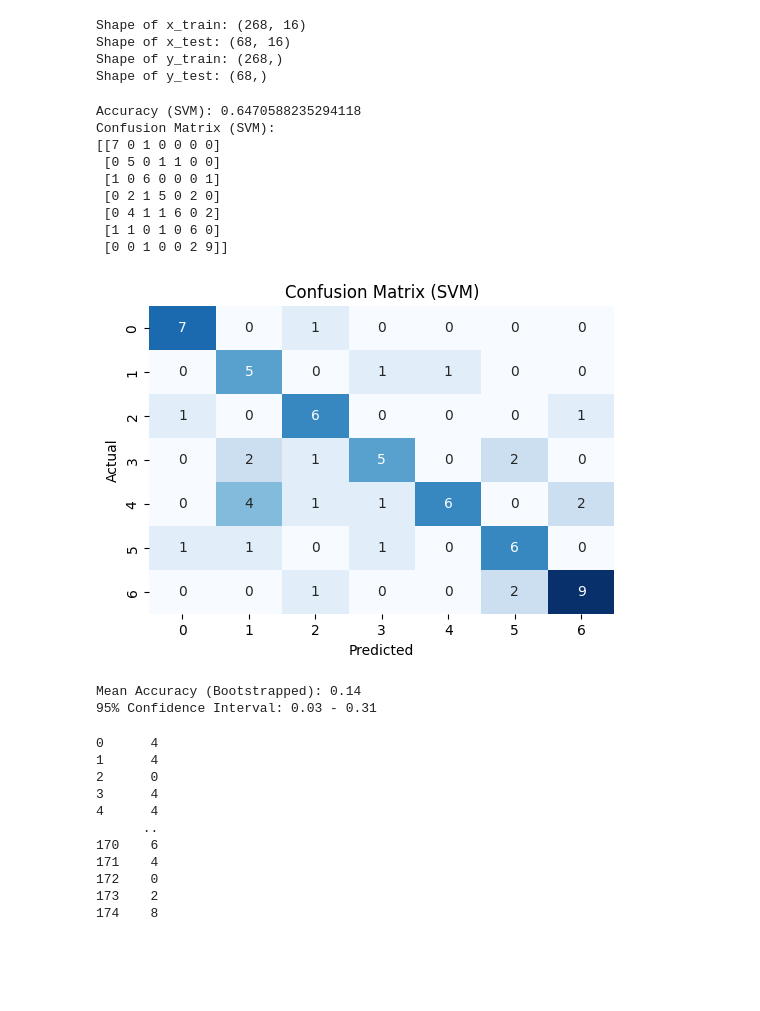
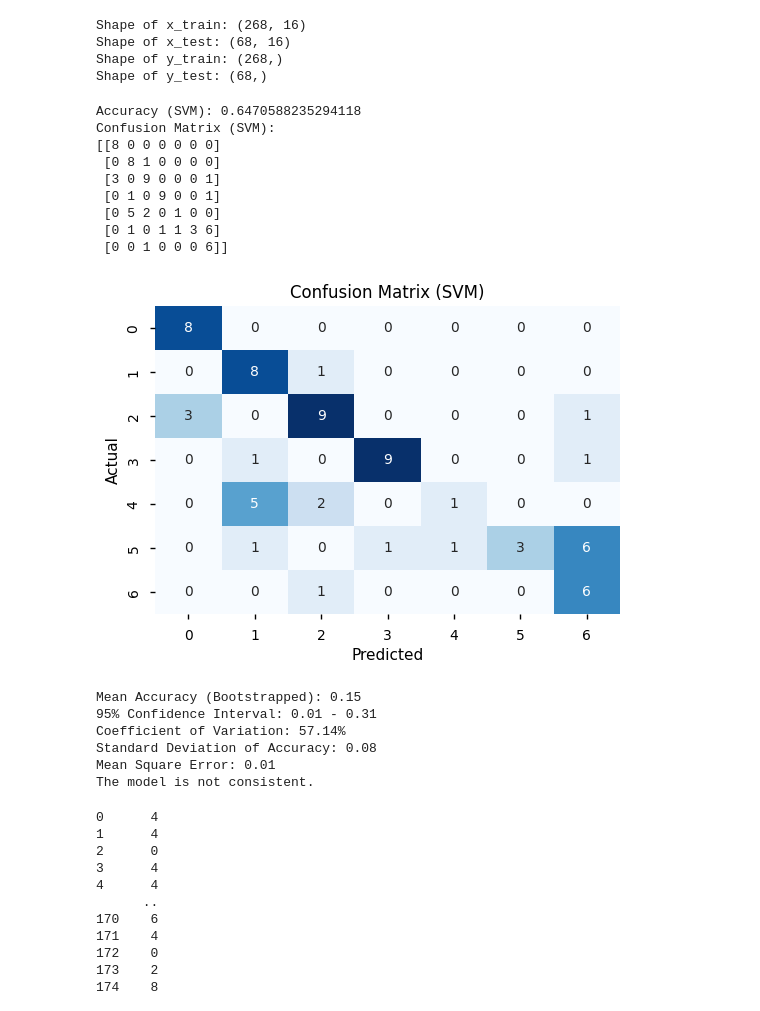
Before and after one commit to LAGISHETTYNANDITHA/2203A52097, a Jupyter notebook: statml_project.ipynb, the cells around one changed output. Cells and saved outputs as stored; diff of their text form; code cells hidden in the pictures; blank space fills up the shorter version.

```diff
--- a/statml_project.ipynb
+++ b/statml_project.ipynb
@@ -174,0 +176,14 @@ Name: class_type, Length: 175, dtype: int64
+# %%
+
+discrete_features = ['hair', 'feathers', 'eggs', 'milk', 'airborne',
+       'aquatic', 'predator', 'toothed', 'backbone', 'breathes', 'venomous',
+       'fins', 'legs', 'tail', 'domestic', 'catsize']
+plt.style.use(plt.style.available[19])
+num_discrete_features = len(discrete_features)
+rows = (num_discrete_features + 1) // 2
+cols = 2
+plt.figure(figsize=(18, 6 * rows))
+for i, feature in enumerate(discrete_features):
+    plt.subplot(rows, cols, i + 1)
+    sns.countplot(x=data[feature], hue=data['class_type'])
+plt.show()
@@ -337,7 +354,7 @@ def svm_classification(data):
 
 
     # Split the data into training and test sets
-    x_train, x_test, y_train, y_test = train_test_split(normalized_features, target, test_size=0.2, random_state=40)
+    x_train, x_test, y_train, y_test = train_test_split(normalized_features, target, test_size=0.2, random_state=10)
 
     # Create and train the SVM model
     svm_model = SVC(kernel='linear', random_state=40)  # Using a linear kernel for simplicity
@@ -354,47 +371,62 @@ def svm_classification(data):
     cm_svm = confusion_matrix(y_test, y_pred_svm)
 
     # Print confusion matrix
     print("Confusion Matrix (SVM):")
     print(cm_svm)
 
     # Plot heatmap for confusion matrix
     plt.figure(figsize=(6, 4))
     sns.heatmap(cm_svm, annot=True, fmt='d', cmap='Blues', cbar=False)
     plt.xlabel('Predicted')
     plt.ylabel('Actual')
     plt.title('Confusion Matrix (SVM)')
     plt.show()
 
 # Assuming df is the DataFrame containing the dataset
 svm_classification(data)
-
-num_bootstrap_samples = 50
+from sklearn import svm
+svm_classifier=svm.SVC(kernel='linear', random_state=40)
+num_bootstrap_samples = 150
 accuracies = []
 for _ in range(num_bootstrap_samples):
     sample_indices = np.random.choice(len(x_train), len(x_train), replace=True)
     x_bootstrap = x_train
     y_bootstrap = y_train.values[sample_indices]
-    svm_classifier.fit(x_bootstrap, y_bootstrap)
-    y_pred_bootstrap = svm_classifier.predict(x_test)
+    svm_classifier.fit(x_bootstrap,y_bootstrap)
+    y_pred_bootstrap=svm_classifier.predict(x_test)
     accuracy_bootstrap = accuracy_score(y_test, y_pred_bootstrap)
     accuracies.append(accuracy_bootstrap)
 mean_accuracy = np.mean(accuracies)
 confidence_interval = np.percentile(accuracies, [2.5, 97.5])
 print(f"Mean Accuracy (Bootstrapped): {mean_accuracy:.2f}")
 print(f"95% Confidence Interval: {confidence_interval[0]:.2f} - {confidence_interval[1]:.2f}")
+coefficient_of_variation = (np.std(accuracies) / mean_accuracy) * 100
+print(f"Coefficient of Variation: {coefficient_of_variation:.2f}%")
+std_accuracy = np.std(accuracies)
+print(f"Standard Deviation of Accuracy: {std_accuracy:.2f}")
+mse = np.mean((accuracies - mean_accuracy) ** 2)
+print(f"Mean Square Error: {mse:.2f}")
+if std_accuracy < 0.02 and coefficient_of_variation < 5:
+    print("The model is consistent.")
+else:
+    print("The model is not consistent.")
 # %% [output]
 Accuracy (SVM): 0.6470588235294118
 Confusion Matrix (SVM):
-[[7 0 1 0 0 0 0]
- [0 5 0 1 1 0 0]
- [1 0 6 0 0 0 1]
- [0 2 1 5 0 2 0]
- [0 4 1 1 6 0 2]
- [1 1 0 1 0 6 0]
- [0 0 1 0 0 2 9]]
+[[8 0 0 0 0 0 0]
+ [0 8 1 0 0 0 0]
+ [3 0 9 0 0 0 1]
+ [0 1 0 9 0 0 1]
+ [0 5 2 0 1 0 0]
+ [0 1 0 1 1 3 6]
+ [0 0 1 0 0 0 6]]
-[figure, old version]
+[figure, new version]
-Mean Accuracy (Bootstrapped): 0.14
-95% Confidence Interval: 0.03 - 0.31
+Mean Accuracy (Bootstrapped): 0.15
+95% Confidence Interval: 0.01 - 0.31
+Coefficient of Variation: 57.14%
+Standard Deviation of Accuracy: 0.08
+Mean Square Error: 0.01
+The model is not consistent.
 # %%
 import numpy as np
 import pandas as pd
```
Also changed, not shown: parts of 7 cells of this notebook.
